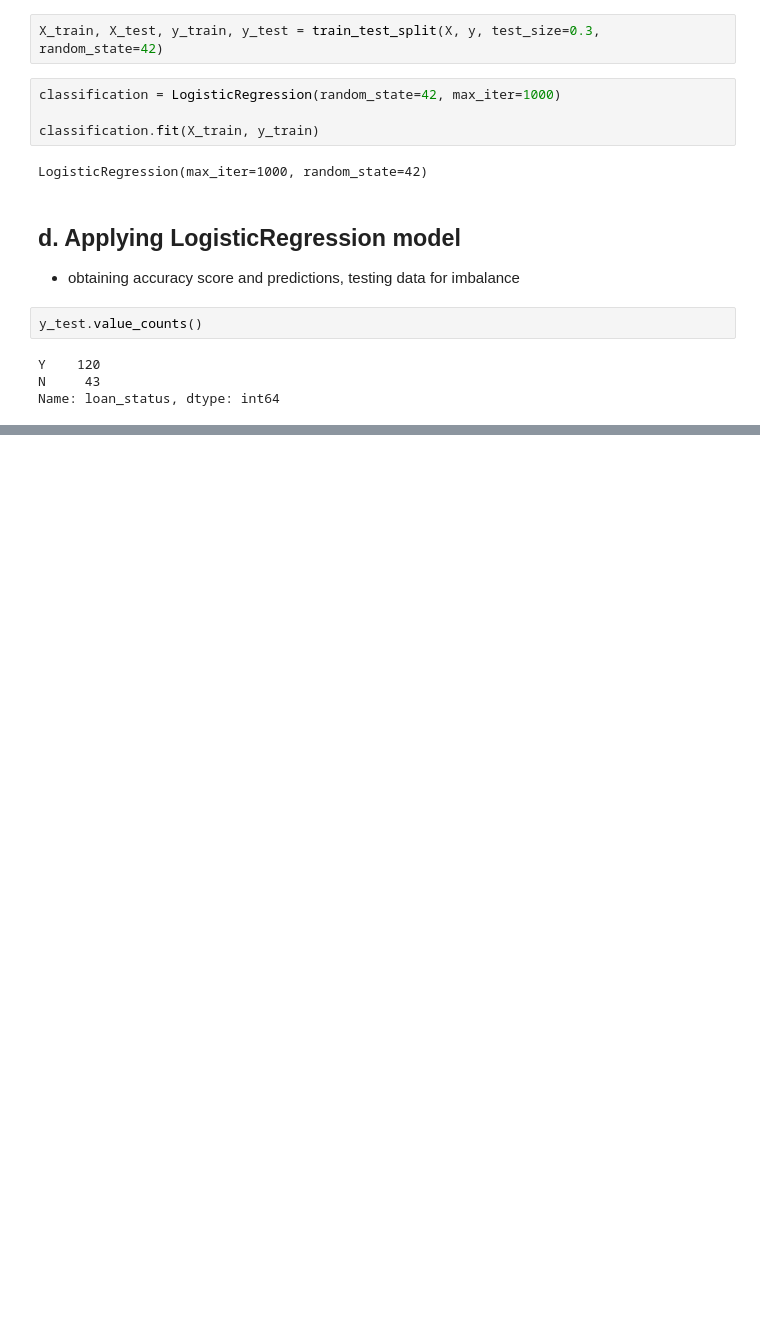
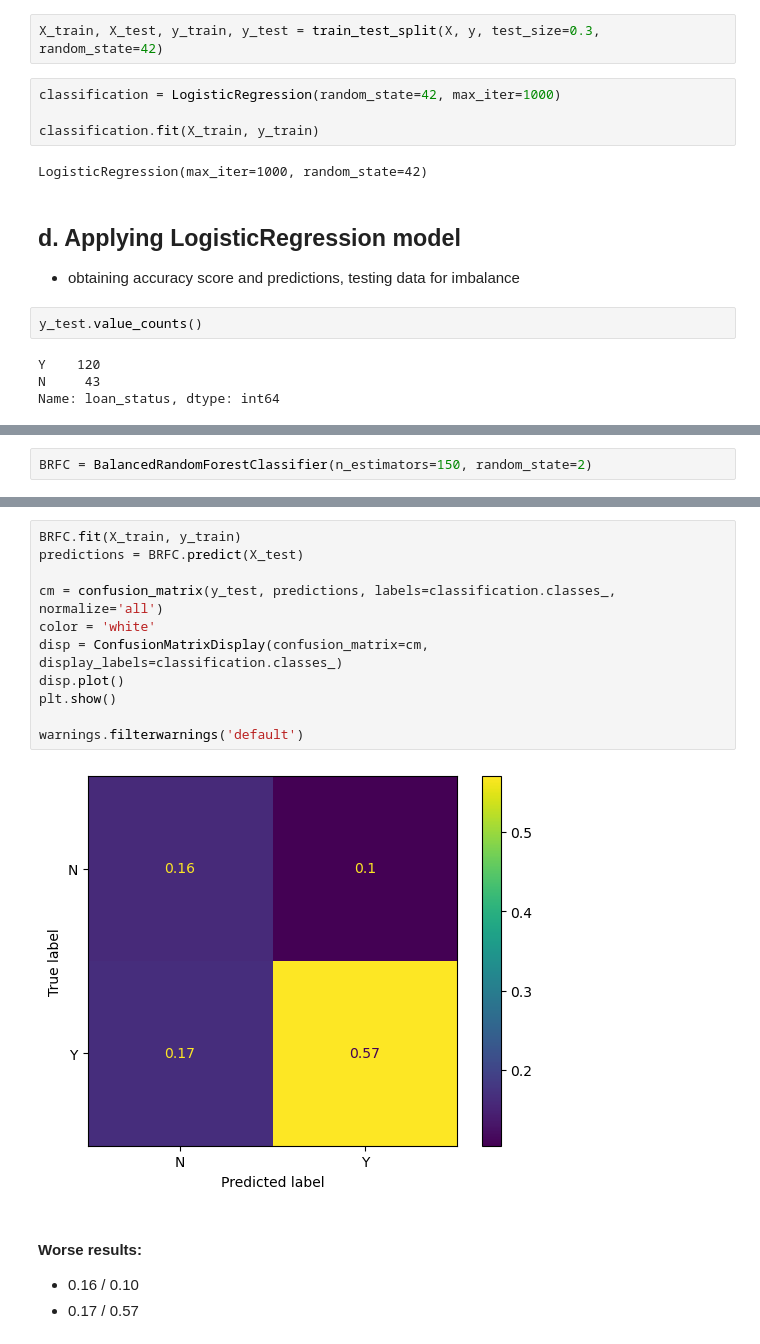
Before and after one commit to guilhermewallis/mini-project-loan-eligibility, a Jupyter notebook: loan-explore-nb.ipynb, the cells around one changed output, grey strips where cells are left out. Cells and saved outputs as stored; diff of their text form; blank space fills up the shorter version.

```diff
--- a/loan-explore-nb.ipynb
+++ b/loan-explore-nb.ipynb
@@ -880,0 +868,2 @@ sns.heatmap(cf_matrix, annot=True, xticklabels=["A", "B"], yticklabels=["A", "B"
+# %%
+BRFC = BalancedRandomForestClassifier(n_estimators=150, random_state=2)
@@ -880,0 +884,17 @@ sns.heatmap(cf_matrix, annot=True, xticklabels=["A", "B"], yticklabels=["A", "B"
+# %%
+BRFC.fit(X_train, y_train)
+predictions = BRFC.predict(X_test)
+
+cm = confusion_matrix(y_test, predictions, labels=classification.classes_, normalize='all')
+color = 'white'
+disp = ConfusionMatrixDisplay(confusion_matrix=cm, display_labels=classification.classes_)
+disp.plot()
+plt.show()
+
+warnings.filterwarnings('default')
+# %% [output]
+[figure, added]
+# %% [markdown]
+#### Worse results:
+* 0.16 / 0.10
+* 0.17 / 0.57
```
Also changed, not shown: parts of 61 cells of this notebook, 1 other file.
